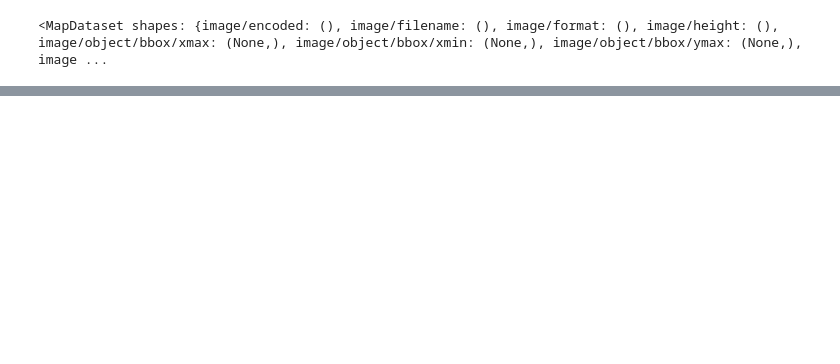
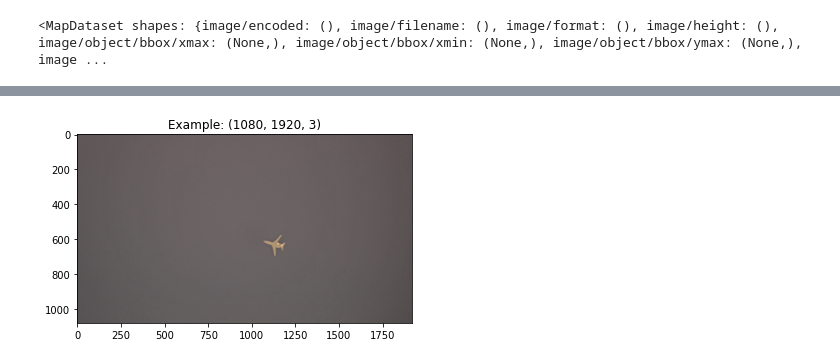
Before and after one commit to IQTLabs/SkyScan, a Jupyter notebook: ml-model/notebooks/Image Augmentation.ipynb, the cells around one changed output, grey strips where cells are left out. Cells and saved outputs as stored; diff of their text form; code cells hidden in the pictures; blank space fills up the shorter version.

```diff
--- a/ml-model/notebooks/Image Augmentation.ipynb
+++ b/ml-model/notebooks/Image Augmentation.ipynb
@@ -74,0 +75,15 @@ TypeError: 'module' object is not callable
+# %%
+for image_features in parsed_image_dataset.take(1):
+    image_raw = image_features['image/encoded'].numpy()
+    img = tf.io.decode_image(image_raw)
+    img = tf.image.convert_image_dtype(img, tf.float32)
+    #img = tf.image.resize(img, [500,500])
+
+    plt.figure()
+
+    plt.title("Example: {}".format(img.shape))
+
+    _ = plt.imshow(img)
+    #display(IPyImage(data=image_raw))
+# %% [output]
+[figure, added]
```
Also changed, not shown: parts of 5 cells of this notebook.
